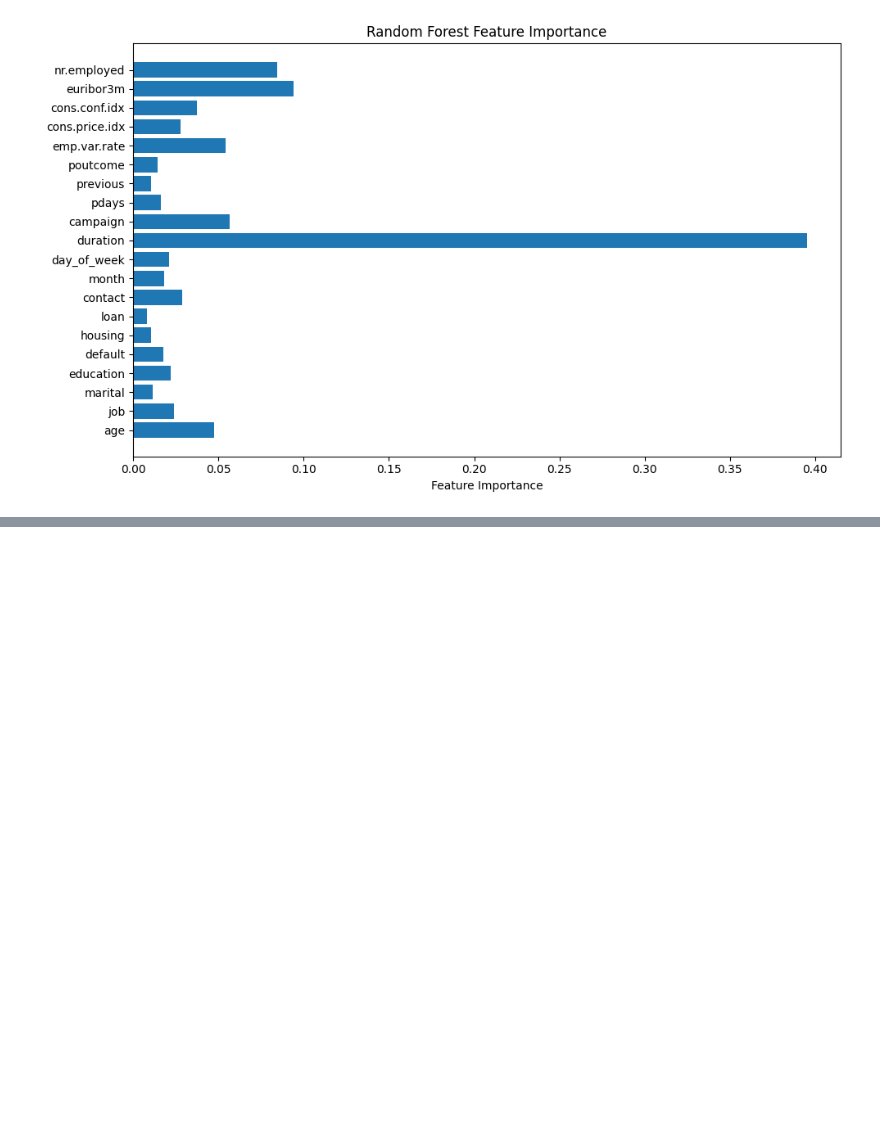
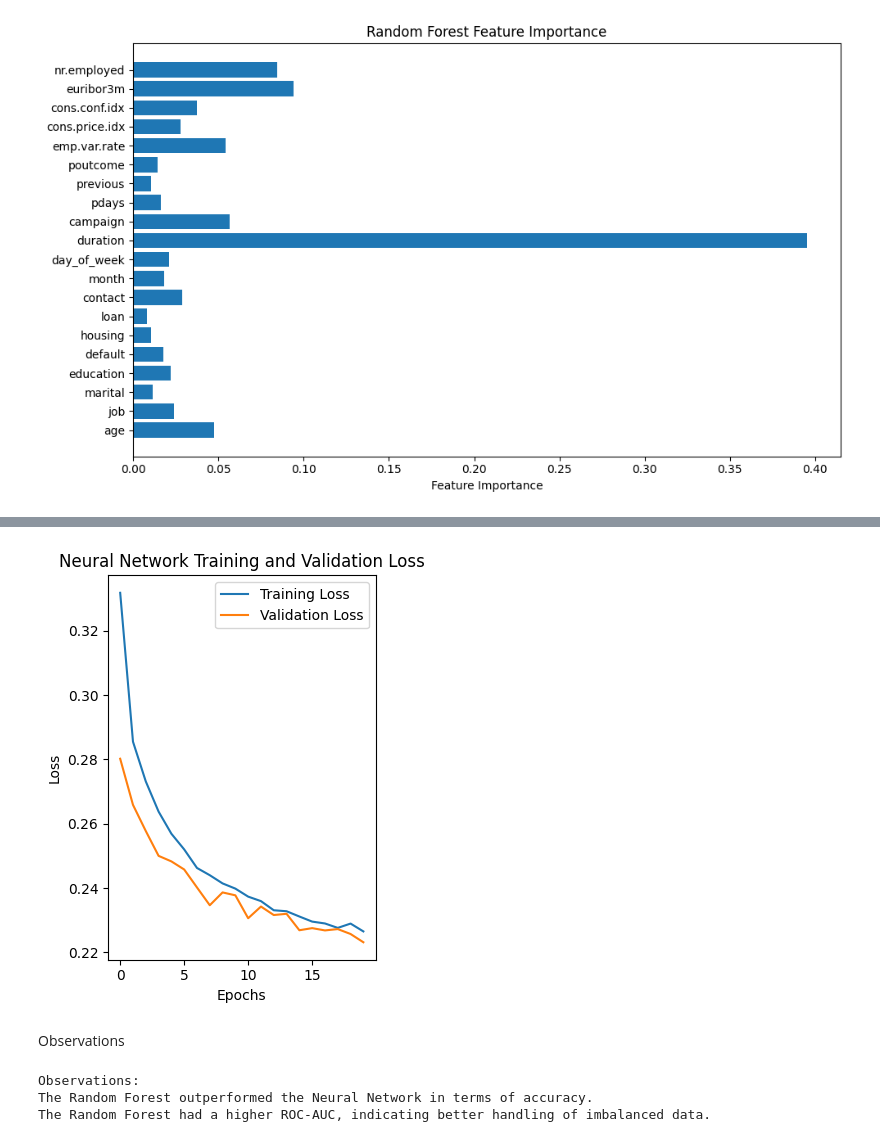
Before and after one commit to thisaraniNJ/MachineLearning_CW, a Jupyter notebook: MachineLearningCW.ipynb, the cells around one changed output, grey strips where cells are left out. Drawn from its saved outputs; the diff is of its cells as text; code cells hidden in the pictures; blank space fills up the shorter version.

```diff
--- a/MachineLearningCW.ipynb
+++ b/MachineLearningCW.ipynb
@@ -380,0 +419,32 @@ plt.show()
+# %%
+# Training vs Validation Loss
+plt.subplot(1, 2, 2)
+plt.plot(history.history['loss'], label='Training Loss')
+plt.plot(history.history['val_loss'], label='Validation Loss')
+plt.xlabel('Epochs')
+plt.ylabel('Loss')
+plt.title('Neural Network Training and Validation Loss')
+plt.legend()
+
+plt.tight_layout()
+plt.show()
+# %% [output]
+[figure, added]
+# %% [markdown]
+Observations
+# %%
+# Print observations based on metrics
+print("\nObservations:")
+if nn_accuracy > rf_accuracy:
+    print("The Neural Network outperformed the Random Forest in terms of accuracy.")
+else:
+    print("The Random Forest outperformed the Neural Network in terms of accuracy.")
+
+if nn_roc_auc > rf_roc_auc:
+    print("The Neural Network had a higher ROC-AUC, indicating better performance on imbalanced data.")
+else:
+    print("The Random Forest had a higher ROC-AUC, indicating better handling of imbalanced data.")
+# %% [output]
+Observations:
+The Random Forest outperformed the Neural Network in terms of accuracy.
+The Random Forest had a higher ROC-AUC, indicating better handling of imbalanced data.
```
Also changed, not shown: parts of 15 cells of this notebook.
